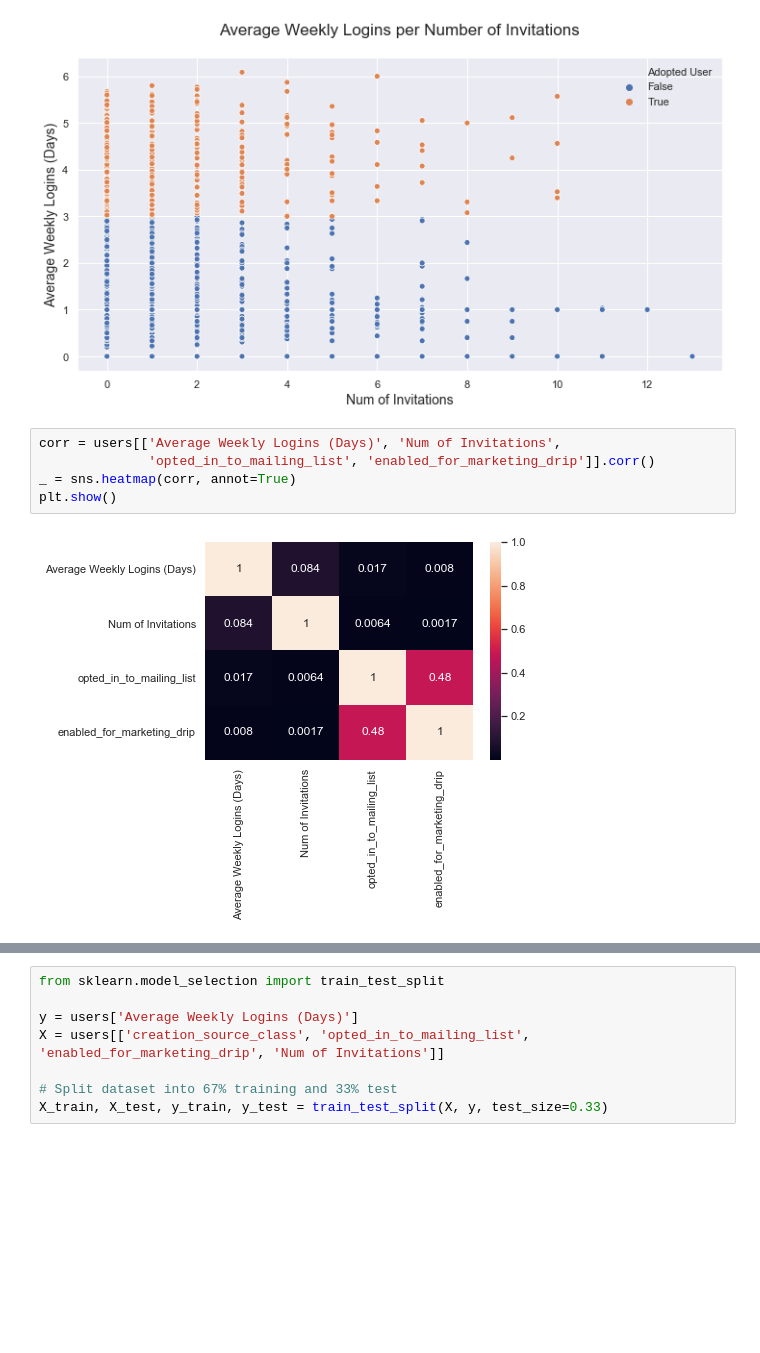
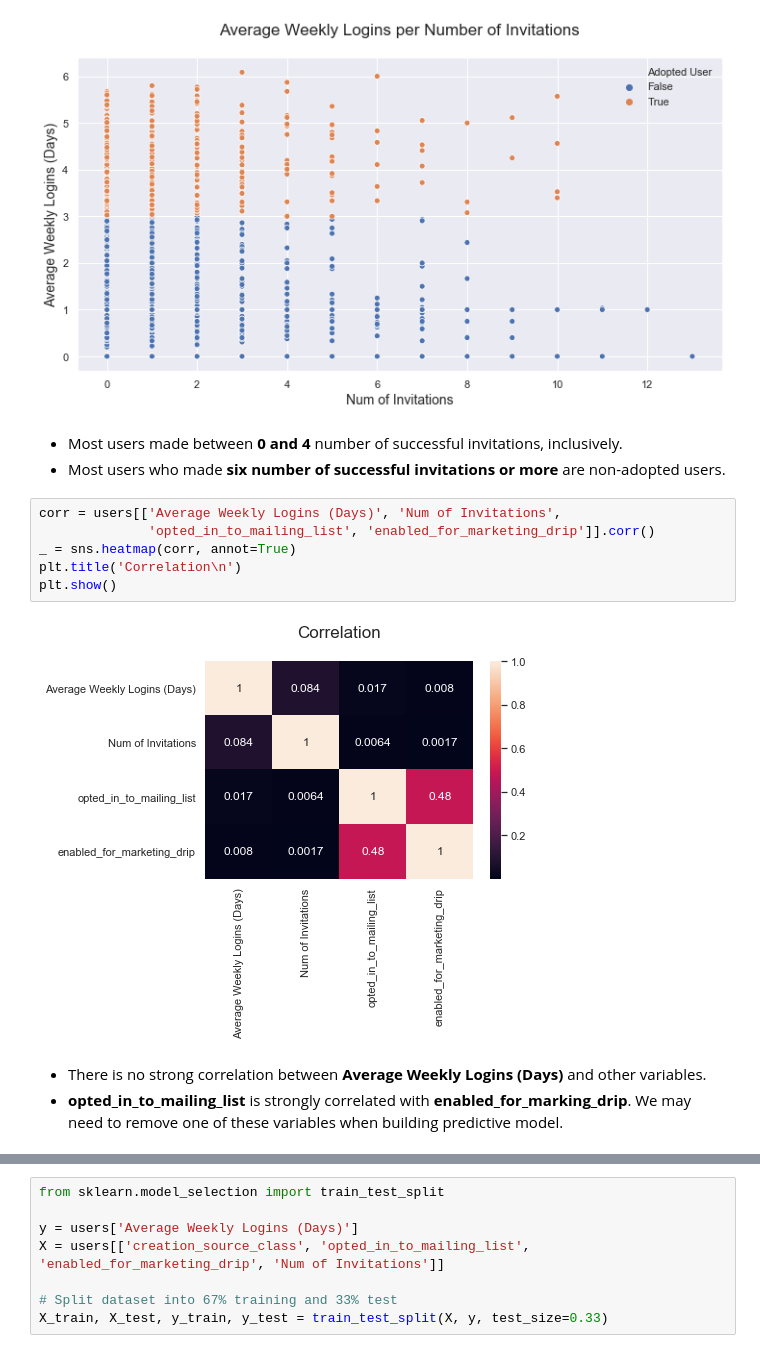
Before and after one commit to nphan20181/relax_data_challenge, a Jupyter notebook: relax_data_challenge.ipynb, the cells around one changed output, grey strips where cells are left out. Cells and saved outputs as stored; diff of their text form; blank space fills up the shorter version.

```diff
--- a/relax_data_challenge.ipynb
+++ b/relax_data_challenge.ipynb
@@ -190,12 +270,19 @@ plt.title('Average Weekly Logins per Number of Invitations\n')
 plt.show()
 # %% [output]
 [figure]
+# %% [markdown]
+- Most users made between __0 and 4__ number of successful invitations, inclusively.
+- Most users who made __six number of successful invitations or more__ are non-adopted users.
 # %%
 corr = users[['Average Weekly Logins (Days)', 'Num of Invitations',
               'opted_in_to_mailing_list', 'enabled_for_marketing_drip']].corr()
 _ = sns.heatmap(corr, annot=True)
+plt.title('Correlation\n')
 plt.show()
 # %% [output]
-[figure, old version]
+[figure, new version]
+# %% [markdown]
+- There is no strong correlation between __Average Weekly Logins (Days)__ and other variables.
+- __opted_in_to_mailing_list__ is strongly correlated with __enabled_for_marking_drip__. We may need to remove one of these variables when building predictive model.
 # %% [markdown]
 ## Predictive Model
```
Also changed, not shown: parts of 16 cells of this notebook.
